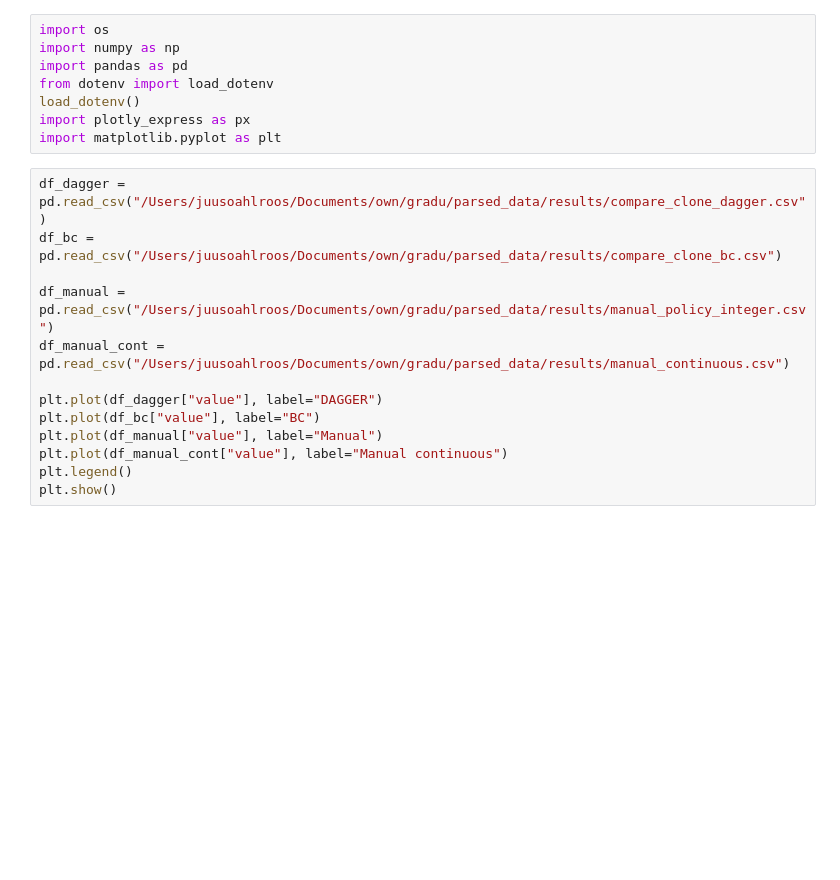
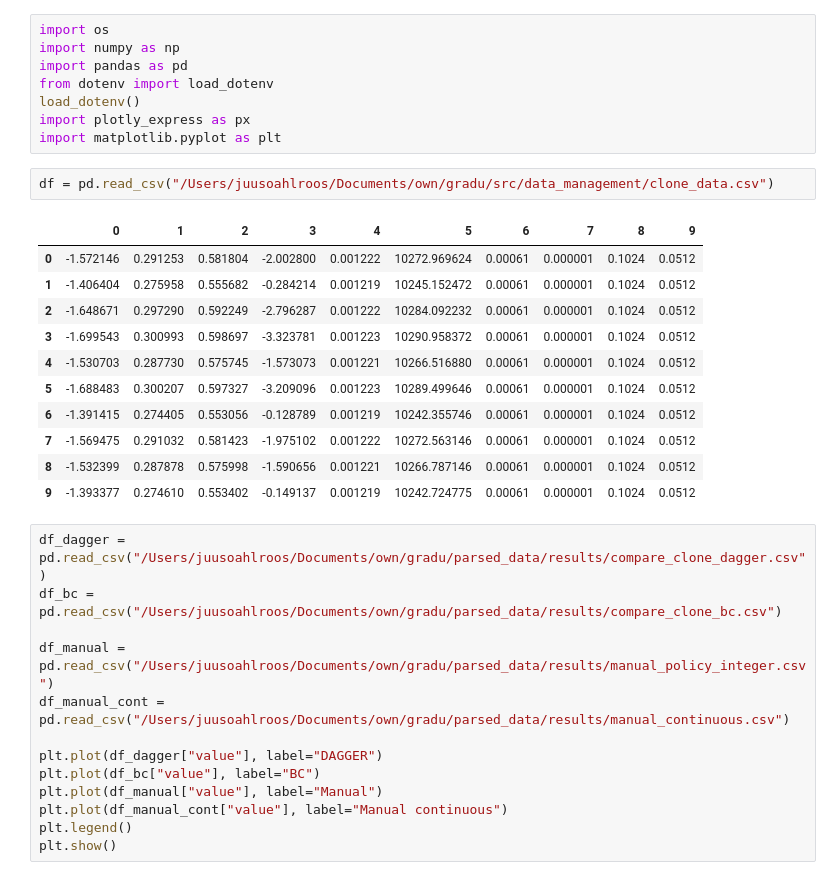
Before and after one commit to JuusoAsd/thesis, a Jupyter notebook: src/data_management/help.ipynb, the cells around one changed output. Cells and saved outputs as stored; diff of their text form; blank space fills up the shorter version.

```diff
--- a/src/data_management/help.ipynb
+++ b/src/data_management/help.ipynb
@@ -6,6 +6,20 @@ from dotenv import load_dotenv
 load_dotenv()
 import plotly_express as px
 import matplotlib.pyplot as plt
+# %%
+df = pd.read_csv("/Users/juusoahlroos/Documents/own/gradu/src/data_management/clone_data.csv")
+# %% [output]
+|  | 0 | 1 | 2 | 3 | 4 | 5 | 6 | 7 | 8 | 9 |
+| 0 | -1.572146 | 0.291253 | 0.581804 | -2.002800 | 0.001222 | 10272.969624 | 0.00061 | 0.000001 | 0.1024 | 0.0512 |
+| 1 | -1.406404 | 0.275958 | 0.555682 | -0.284214 | 0.001219 | 10245.152472 | 0.00061 | 0.000001 | 0.1024 | 0.0512 |
+| 2 | -1.648671 | 0.297290 | 0.592249 | -2.796287 | 0.001222 | 10284.092232 | 0.00061 | 0.000001 | 0.1024 | 0.0512 |
+| 3 | -1.699543 | 0.300993 | 0.598697 | -3.323781 | 0.001223 | 10290.958372 | 0.00061 | 0.000001 | 0.1024 | 0.0512 |
+| 4 | -1.530703 | 0.287730 | 0.575745 | -1.573073 | 0.001221 | 10266.516880 | 0.00061 | 0.000001 | 0.1024 | 0.0512 |
+| 5 | -1.688483 | 0.300207 | 0.597327 | -3.209096 | 0.001223 | 10289.499646 | 0.00061 | 0.000001 | 0.1024 | 0.0512 |
+| 6 | -1.391415 | 0.274405 | 0.553056 | -0.128789 | 0.001219 | 10242.355746 | 0.00061 | 0.000001 | 0.1024 | 0.0512 |
+| 7 | -1.569475 | 0.291032 | 0.581423 | -1.975102 | 0.001222 | 10272.563146 | 0.00061 | 0.000001 | 0.1024 | 0.0512 |
+| 8 | -1.532399 | 0.287878 | 0.575998 | -1.590656 | 0.001221 | 10266.787146 | 0.00061 | 0.000001 | 0.1024 | 0.0512 |
+| 9 | -1.393377 | 0.274610 | 0.553402 | -0.149137 | 0.001219 | 10242.724775 | 0.00061 | 0.000001 | 0.1024 | 0.0512 |
 # %%
 df_dagger = pd.read_csv("/Users/juusoahlroos/Documents/own/gradu/parsed_data/results/compare_clone_dagger.csv")
 df_bc = pd.read_csv("/Users/juusoahlroos/Documents/own/gradu/parsed_data/results/compare_clone_bc.csv")
```
Also changed, not shown: 2 other files.
